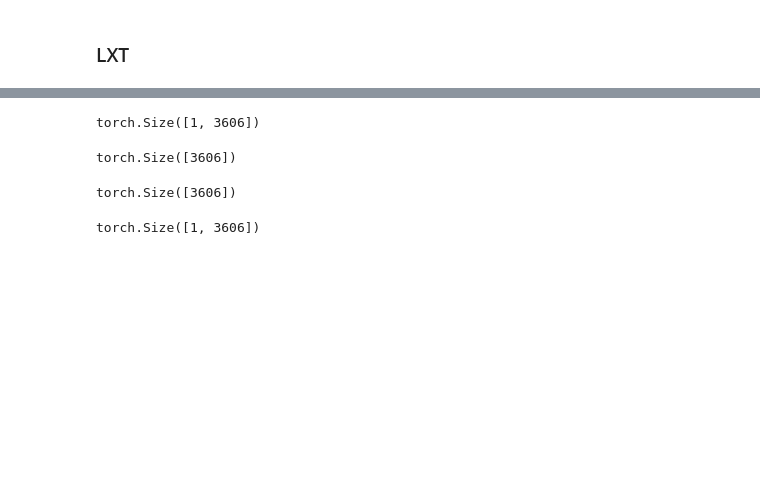
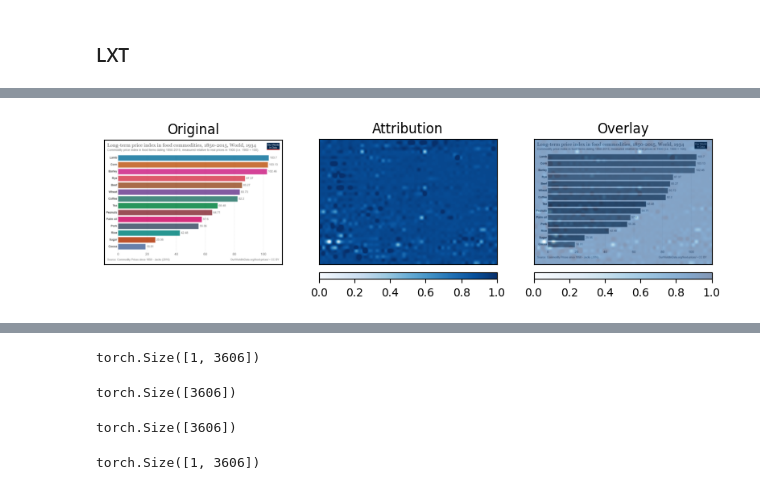
Before and after one commit to serval-uni-lu/xai-vdoc-benchmark, a Jupyter notebook: test.ipynb, the cells around one changed output, grey strips where cells are left out. Saved outputs shown, nothing was run; the diff lists cells and outputs as text; code cells hidden in the pictures; blank space fills up the shorter version.

```diff
--- a/test.ipynb
+++ b/test.ipynb
@@ -1977,3 +2818,20 @@ Patched transformers.models.qwen2_5_vl.modeling_qwen2_5_vl
+# %%
+model_id = "Qwen/Qwen2.5-VL-3B-Instruct"
+model, processor = load_qwen_model(model_id)
+model.eval()
+model_wrapper = QwenVL_Wrapper(model, processor)
+# %%
+img = records[0]['image']
+question = records[0]['question']
+inputs = get_inputs(img, question)
+
+target_token = records[0]["first_tokens"]
+pred_text = records[0]['gold_answers'][0]
+
+pred_class = records[0]["prediction"]
+true_class = records[0]["gold_answers"]
+# %%
+zennit_comp = configure_lxt(model_wrapper.hf_model, use_zennit=False)
 # %%
 torch.cuda.empty_cache()
 # %% [markdown]
@@ -2063,14 +2914,14 @@ def get_relevance(model, inputs, zennit_comp=None, gen_ids=None,
 full_relevance = True
 if full_relevance:
     relevance_img, \
-        relevance_text = get_relevance(model,
+        relevance_text = get_relevance(model_wrapper,
                                     inputs,
                                     zennit_comp=zennit_comp,
                                     full_relevance=full_relevance,
                                     gen_ids=None)
 else:
     relevance_img = None
-    relevance_text, _ = get_relevance(model,
+    relevance_text, _ = get_relevance(model_wrapper,
                                     inputs,
                                     zennit_comp=zennit_comp,
                                     full_relevance=full_relevance,
@@ -2085,0 +2968,10 @@ tensor(-16.3619)
+# %%
+patch_size = processor.image_processor.patch_size
+image = records[0]["image"]
+pixel_attr = relevance_img.cpu().detach()
+image_grid_thw = inputs.image_grid_thw
+prepare_for_visualization(image, pixel_attr,
+                          image_grid_thw[0],
+                          patch_size=patch_size)
+# %% [output]
+[figure, added]
```
Also changed, not shown: parts of 144 cells of this notebook, 5 other files.
